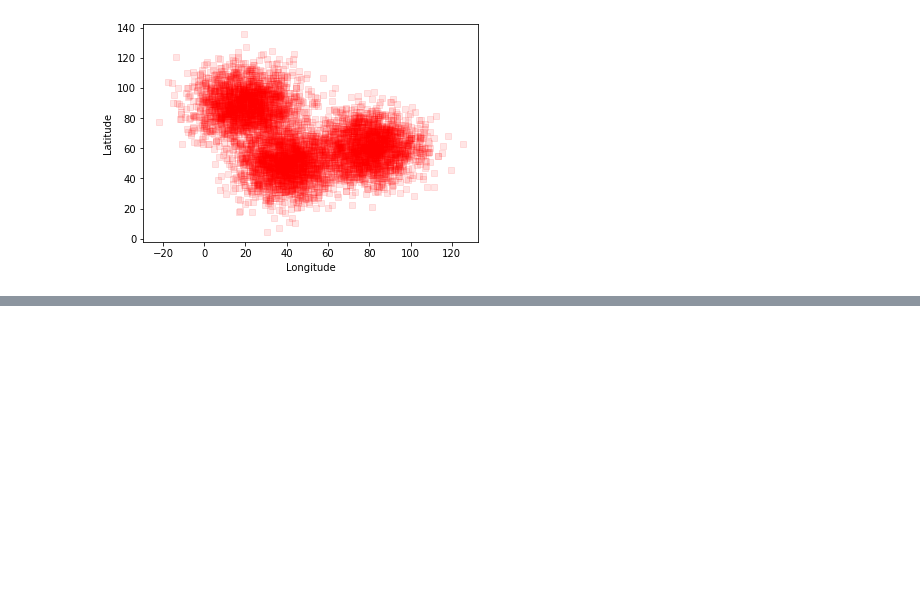
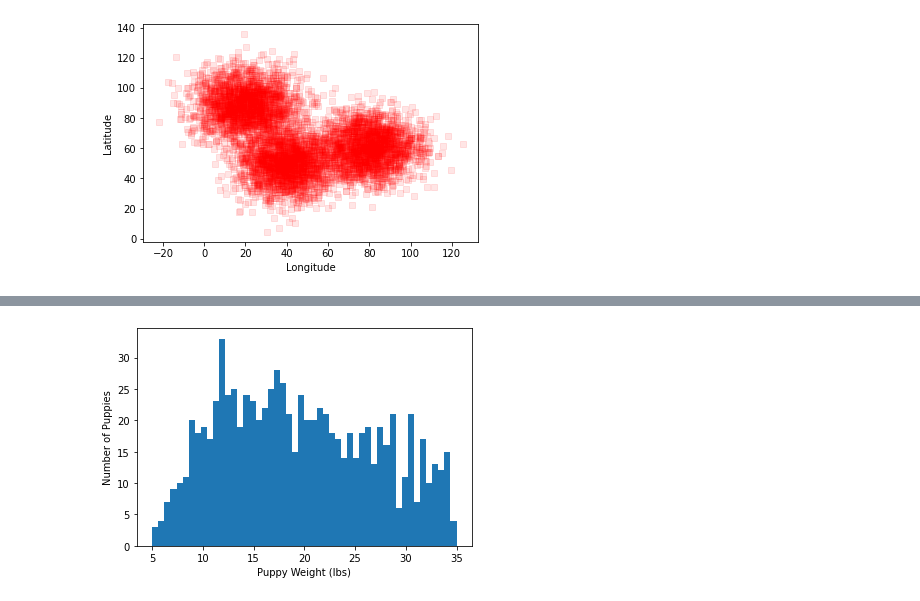
Before and after one commit to alanwake47/pythonlearn, a Jupyter notebook: DataCamp/1- Introduction to Data Science in Python/Different Types of Plots/different types of plots.ipynb, the cells around one changed output, grey strips where cells are left out. Saved outputs shown, nothing was run; the diff lists cells and outputs as text; code cells hidden in the pictures; blank space fills up the shorter version.

```diff
--- a/DataCamp/1- Introduction to Data Science in Python/Different Types of Plots/different types of plots.ipynb
+++ b/DataCamp/1- Introduction to Data Science in Python/Different Types of Plots/different types of plots.ipynb
@@ -62,0 +124,15 @@ plt.show()
+# %%
+puppies = pd.read_csv('puppies.csv')
+
+# Create a histogram of the column weight
+# from the DataFrame puppies
+plt.hist(puppies.weight, bins=50, range=(5,35))
+
+# Add labels
+plt.xlabel('Puppy Weight (lbs)')
+plt.ylabel('Number of Puppies')
+
+# Display
+plt.show()
+# %% [output]
+[figure, added]
```
Also changed, not shown: parts of 7 cells of this notebook, 12 other files.
